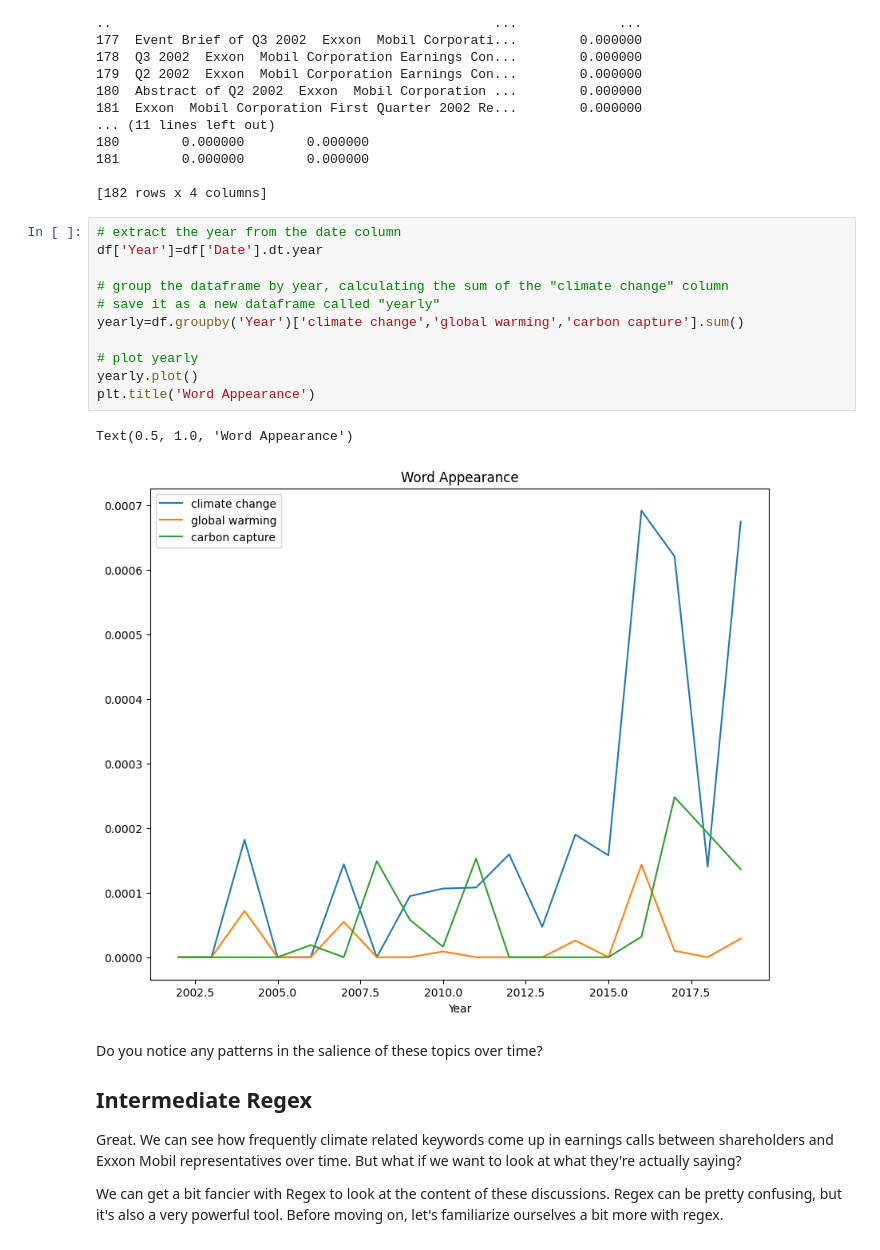
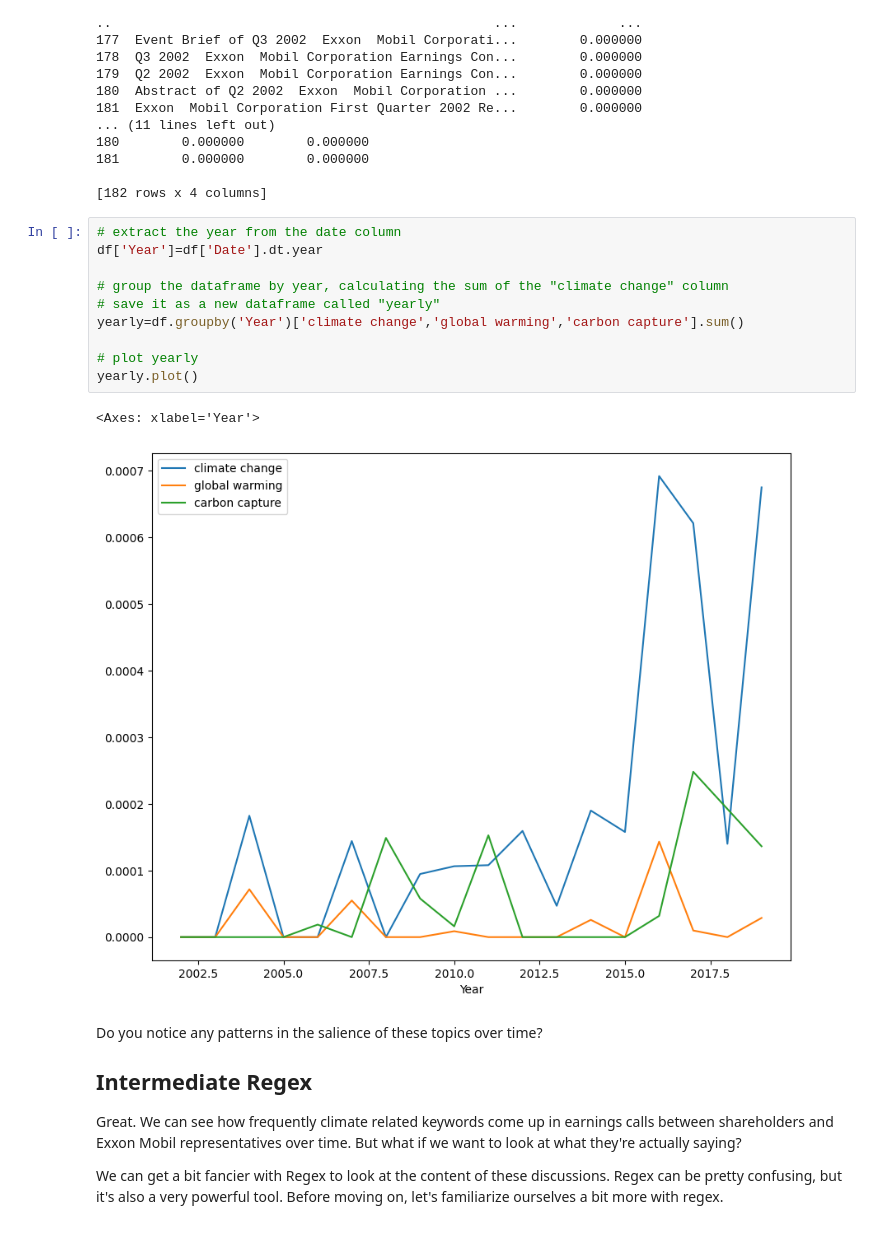
Before and after one commit to jaoshang/QM2, a Jupyter notebook: notebooks/W04. Natural Language Processing.ipynb, the cells around one changed output. Drawn from its saved outputs; the diff is of its cells as text.

```diff
--- a/notebooks/W04. Natural Language Processing.ipynb
+++ b/notebooks/W04. Natural Language Processing.ipynb
@@ -358,17 +333,16 @@ print(df[['Title','global warming','climate change','carbon capture']])
 # %%
 # extract the year from the date column
 df['Year']=df['Date'].dt.year
 
 # group the dataframe by year, calculating the sum of the "climate change" column
 # save it as a new dataframe called "yearly"
 yearly=df.groupby('Year')['climate change','global warming','carbon capture'].sum()
 
 # plot yearly
 yearly.plot()
-plt.title('Word Appearance')
 # %% [output]
-Text(0.5, 1.0, 'Word Appearance')
+<Axes: xlabel='Year'>
-[figure, old version]
+[figure, new version]
 # %% [markdown]
 Do you notice any patterns in the salience of these topics over time?
 
```
Also changed, not shown: parts of 19 cells of this notebook.
